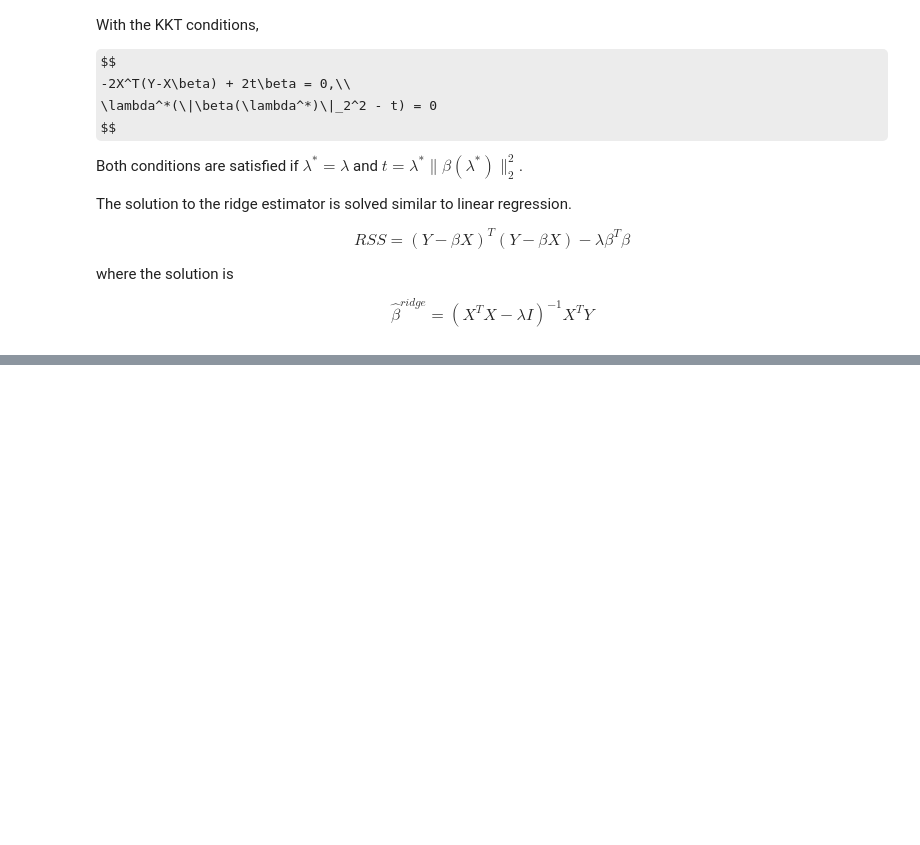
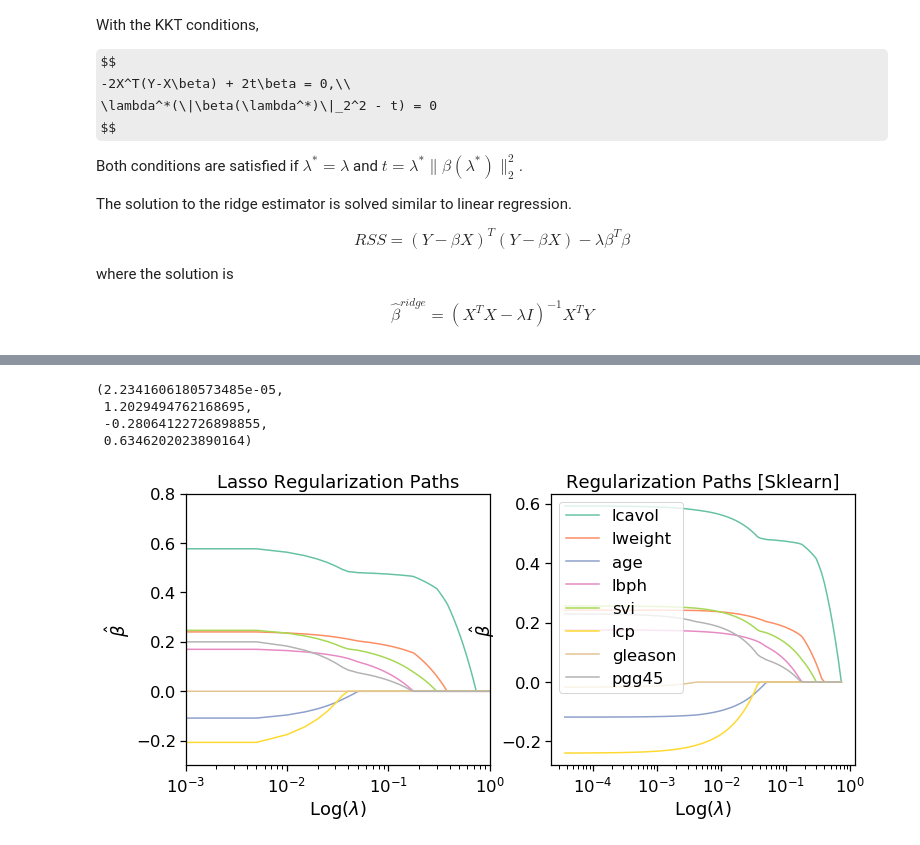
Before and after one commit to mns0/ml_prep, a Jupyter notebook: linear_regression/Shrinkage.ipynb, the cells around one changed output, grey strips where cells are left out. Saved outputs shown, nothing was run; the diff lists cells and outputs as text; code cells hidden in the pictures; some formulas as TeX source; blank space fills up the shorter version.

```diff
--- a/linear_regression/Shrinkage.ipynb
+++ b/linear_regression/Shrinkage.ipynb
@@ -150,0 +189,41 @@ predictors[0]
+# %%
+#Lasso Solutions
+lambda_tot = 200
+lambda_sol = np.zeros((lambda_tot,beta.shape[0]))
+lambda_range = np.arange(0,1,1.0/lambda_tot)[::-1]
+lambda_sol = coordinate_descent(lambda_range, x_train, y_train, beta, model = 'lasso')
+
+m,n = x_train.shape
+
+#Solution via coordinate_descent method
+fig, ax = plt.subplots(1,2,figsize=(12,5))
+x = lambda_range
+ax[0].set_title("L1/LASSO Regularization Path")
+for i in range(n):
+    ax[0].semilogx(x, lambda_sol[:,i],color=cs[i],label=predictors[i])
+
+
+#sklearn validation
+alphas_lasso, coefs_lasso, _ = linear_model.lasso_path(x_train, y_train,\
+                                                       5e-5 , fit_intercept=False)
+for i in range(n):
+    ax[1].semilogx(alphas_lasso, coefs_lasso[0][i],\
+                   label = predictors[i], color=cs[i])
+
+for a in ax:
+    a.set_xlim((0.001,1))
+    a.set_ylim((-0.3,0.8))
+    a.set_xlabel(r"Log($\lambda$)")
+    a.set_ylabel(r"$\hat{\beta}$")
+
+
+ax[0].set_title('Lasso Regularization Paths')
+ax[1].set_title('Regularization Paths [Sklearn]')
+ax[1].legend()
+plt.axis('tight')
+# %% [output]
+(2.2341606180573485e-05,
+ 1.2029494762168695,
+ -0.28064122726898855,
+ 0.6346202023890164)
+[figure, added]
```
Also changed, not shown: parts of 6 cells of this notebook.
